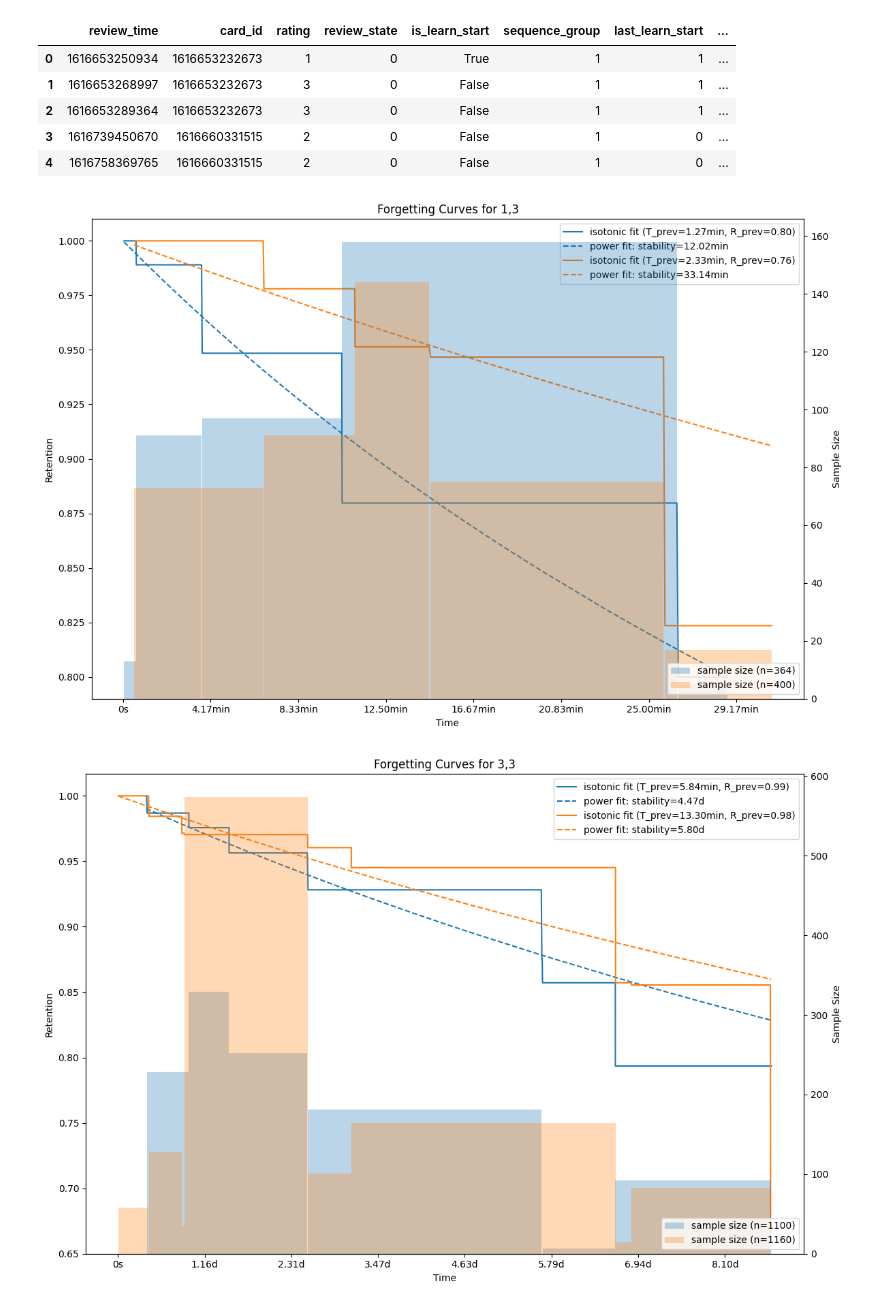
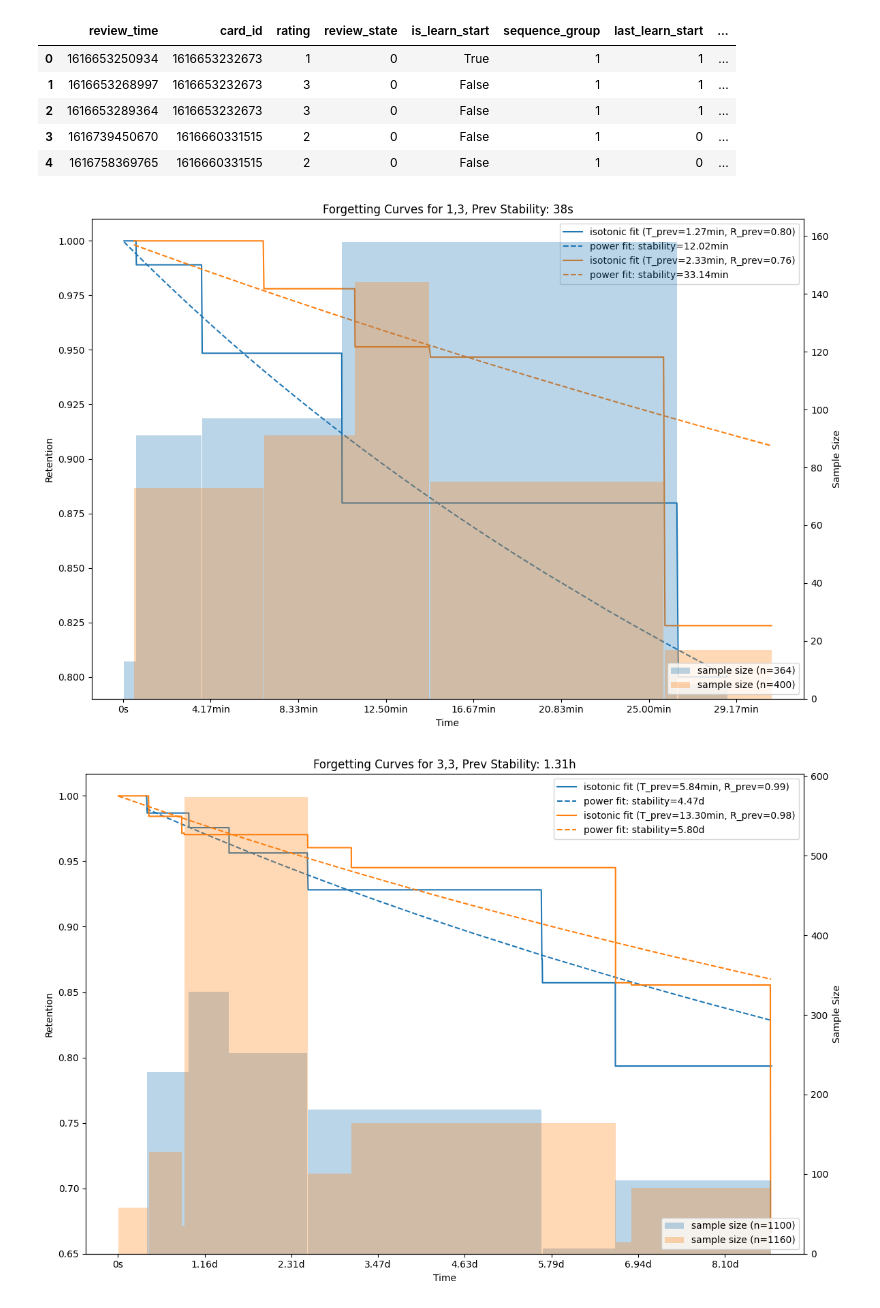
Before and after one commit to open-spaced-repetition/short-term-memory-research, a Jupyter notebook: seq_isotonic.ipynb, the cells around one changed output. Drawn from its saved outputs; the diff is of its cells as text; code cells hidden in the pictures.

Commit message:
record previous stability

```diff
--- a/seq_isotonic.ipynb
+++ b/seq_isotonic.ipynb
@@ -36,7 +36,7 @@ def fit_stability(delta_t, retention, size, decay=DECAY):
     return res.x[0]
 
 
-def format_time(x, pos):
+def format_time(x, pos=None):
     if x < 60:
         return f"{x:.0f}s"
     elif x < 3600:
@@ -68,19 +68,20 @@ for r_history in r_history_list:
     data = filter_data(data)
 
     if len(r_history) > 1:
-        previous_data = df[df["r_history"] == r_history[:-2]]
-        previous_data = filter_data(previous_data)
-        median_interval = previous_data["delta_t"].median()
+        prev_data = df[df["r_history"] == r_history[:-2]]
+        prev_data = filter_data(prev_data)
+        prev_stability = fit_stability(prev_data["delta_t"], prev_data["y"], np.ones_like(prev_data["delta_t"]))
+        median_ivl = prev_data["delta_t"].median()
         data["prev_interval"] = data["t_history"].apply(lambda x: [float(i) for i in x.split(",")][-1])
-        data_short = data[data["prev_interval"] <= median_interval]
-        data_long = data[data["prev_interval"] > median_interval]
-        median_short_interval = previous_data[previous_data["delta_t"] <= median_interval]["delta_t"].median()
-        median_long_interval = previous_data[previous_data["delta_t"] > median_interval]["delta_t"].median()
-        avg_short_retention = previous_data[previous_data["delta_t"] <= median_interval]["y"].mean()
-        avg_long_retention = previous_data[previous_data["delta_t"] > median_interval]["y"].mean()
+        data_short = data[data["prev_interval"] <= median_ivl]
+        data_long = data[data["prev_interval"] > median_ivl]
+        median_short_ivl = prev_data[prev_data["delta_t"] <= median_ivl]["delta_t"].median()
+        median_long_ivl = prev_data[prev_data["delta_t"] > median_ivl]["delta_t"].median()
+        avg_short_retention = prev_data[prev_data["delta_t"] <= median_ivl]["y"].mean()
+        avg_long_retention = prev_data[prev_data["delta_t"] > median_ivl]["y"].mean()
 
         datasets = [data_short, data_long]
-        labels = [f"(T_prev={format_time(median_short_interval, None)}, R_prev={avg_short_retention:.2f})", f"(T_prev={format_time(median_long_interval, None)}, R_prev={avg_long_retention:.2f})"]
+        labels = [f"(T_prev={format_time(median_short_ivl)}, R_prev={avg_short_retention:.2f})", f"(T_prev={format_time(median_long_ivl)}, R_prev={avg_long_retention:.2f})"]
     else:
         datasets = [data]
         labels = [r_history]
@@ -98,40 +99,40 @@ for r_history in r_history_list:
         cnt = len(x)
 
         ax1.plot(x, y_ir, '-', label=f"isotonic fit {labels[idx]}", color=f"C{idx}")
-        ax1.plot(x, y_pred, '--', label=f"power fit: stability={format_time(s_seconds, None)}", color=f"C{idx}")
+        ax1.plot(x, y_pred, '--', label=f"power fit: stability={format_time(s_seconds)}", color=f"C{idx}")
 
         unique_y_ir = np.unique(y_ir)
         segment_counts = []
         segment_x = []
         segment_widths = []
         for i in range(len(unique_y_ir)):
             mask = y_ir == unique_y_ir[i]
             segment_counts.append(np.sum(mask))
             segment_x.append(np.min(x[mask]))
             segment_widths.append(np.max(x[mask]) - np.min(x[mask]))
 
         ax2.bar(
             segment_x,
             segment_counts,
             alpha=0.3,
             width=segment_widths,
             color=f"C{idx}",
             label=f"sample size (n={cnt})",
             align="edge",
         )
 
 
     ax1.set_xlabel("Time")
     ax1.set_ylabel("Retention")
     ax2.set_ylabel("Sample Size")
     ax1.legend(loc="upper right")
     ax2.legend(loc="lower right")
-    ax1.set_title(f"Forgetting Curves for {r_history}")
+    ax1.set_title(f"Forgetting Curves for {r_history}, Prev Stability: {format_time(prev_stability)}")
 
     ax1.xaxis.set_major_formatter(plt.FuncFormatter(format_time))
 
     plt.tight_layout()
     plt.show()
 # %% [output]
-[figure, old version]
+[figure, new version]
-[figure, old version]
+[figure, new version]
```
